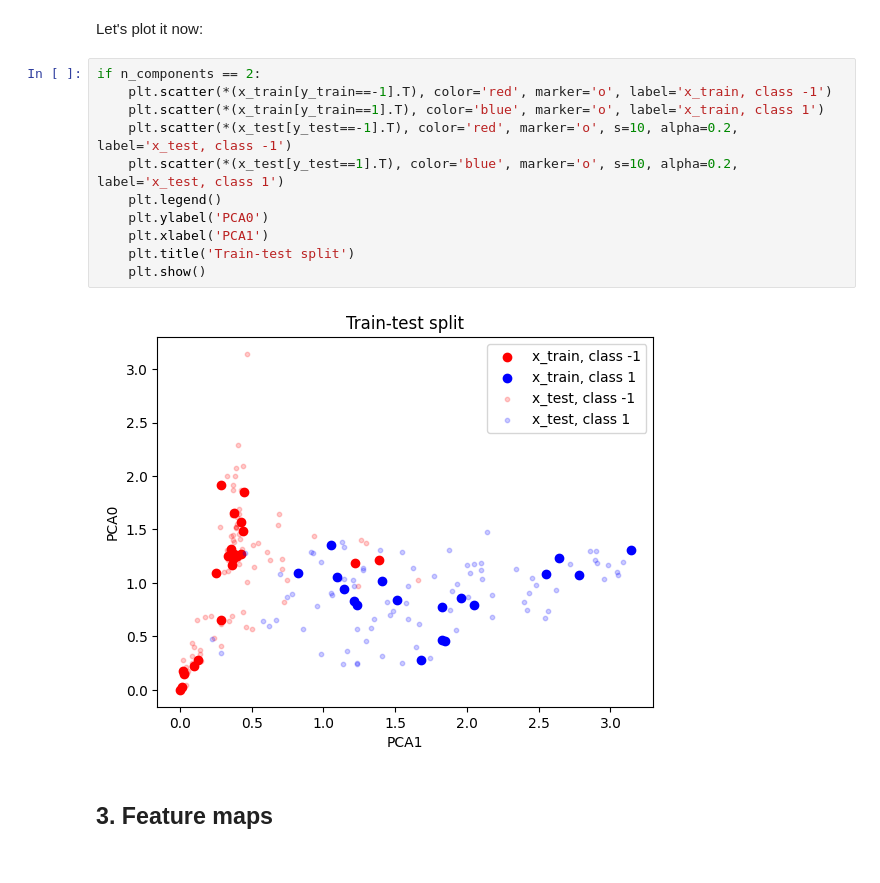
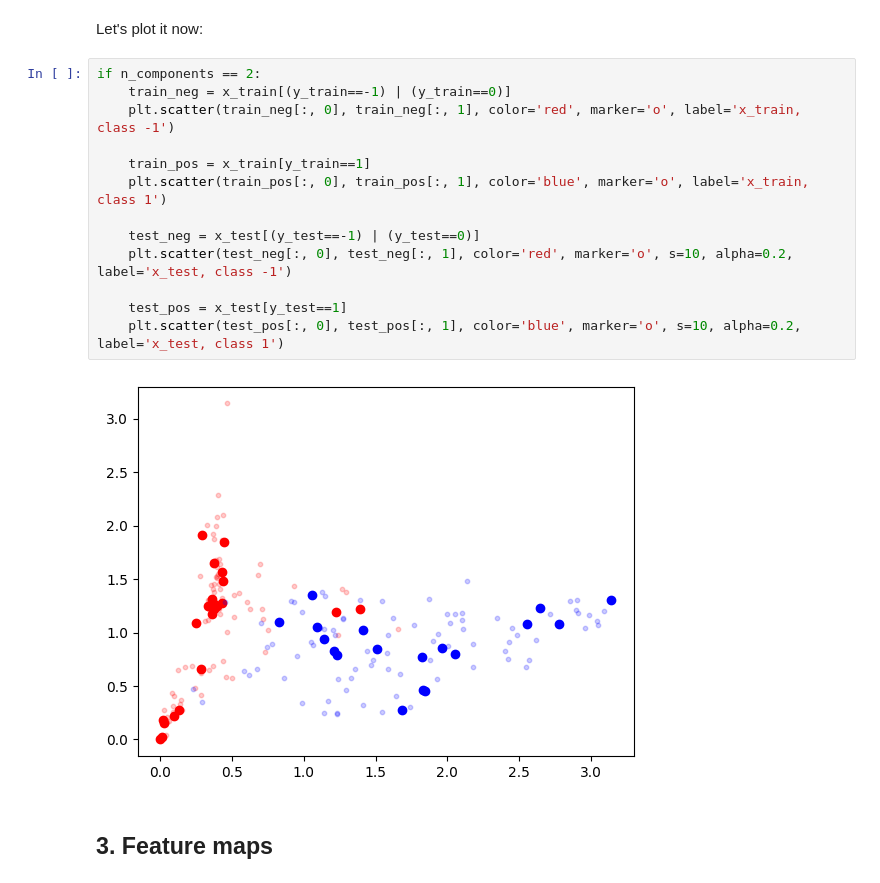
Before and after one commit to delilbasic/hdcrs-school-2026, a Jupyter notebook: Hands-on Session 3 - Quantum Kernels for Earth Observation.ipynb, the cells around one changed output. Saved outputs shown, nothing was run; the diff lists cells and outputs as text.

```diff
--- a/Hands-on Session 3 - Quantum Kernels for Earth Observation.ipynb
+++ b/Hands-on Session 3 - Quantum Kernels for Earth Observation.ipynb
@@ -139,17 +158,19 @@ We also create the train-test splits.
 Let's plot it now:
 # %%
 if n_components == 2:
-    plt.scatter(*(x_train[y_train==-1].T), color='red', marker='o', label='x_train, class -1')
-    plt.scatter(*(x_train[y_train==1].T), color='blue', marker='o', label='x_train, class 1')
-    plt.scatter(*(x_test[y_test==-1].T), color='red', marker='o', s=10, alpha=0.2, label='x_test, class -1')
-    plt.scatter(*(x_test[y_test==1].T), color='blue', marker='o', s=10, alpha=0.2, label='x_test, class 1')
-    plt.legend()
-    plt.ylabel('PCA0')
-    plt.xlabel('PCA1')
-    plt.title('Train-test split')
-    plt.show()
+    train_neg = x_train[(y_train==-1) | (y_train==0)]
+    plt.scatter(train_neg[:, 0], train_neg[:, 1], color='red', marker='o', label='x_train, class -1')
+
+    train_pos = x_train[y_train==1]
+    plt.scatter(train_pos[:, 0], train_pos[:, 1], color='blue', marker='o', label='x_train, class 1')
+
+    test_neg = x_test[(y_test==-1) | (y_test==0)]
+    plt.scatter(test_neg[:, 0], test_neg[:, 1], color='red', marker='o', s=10, alpha=0.2, label='x_test, class -1')
+
+    test_pos = x_test[y_test==1]
+    plt.scatter(test_pos[:, 0], test_pos[:, 1], color='blue', marker='o', s=10, alpha=0.2, label='x_test, class 1')
 # %% [output]
-[figure, old version]
+[figure, new version]
 # %% [markdown]
 ## 3. Feature maps
 # %%
```
Also changed, not shown: parts of 12 cells of this notebook, 6 other files.
